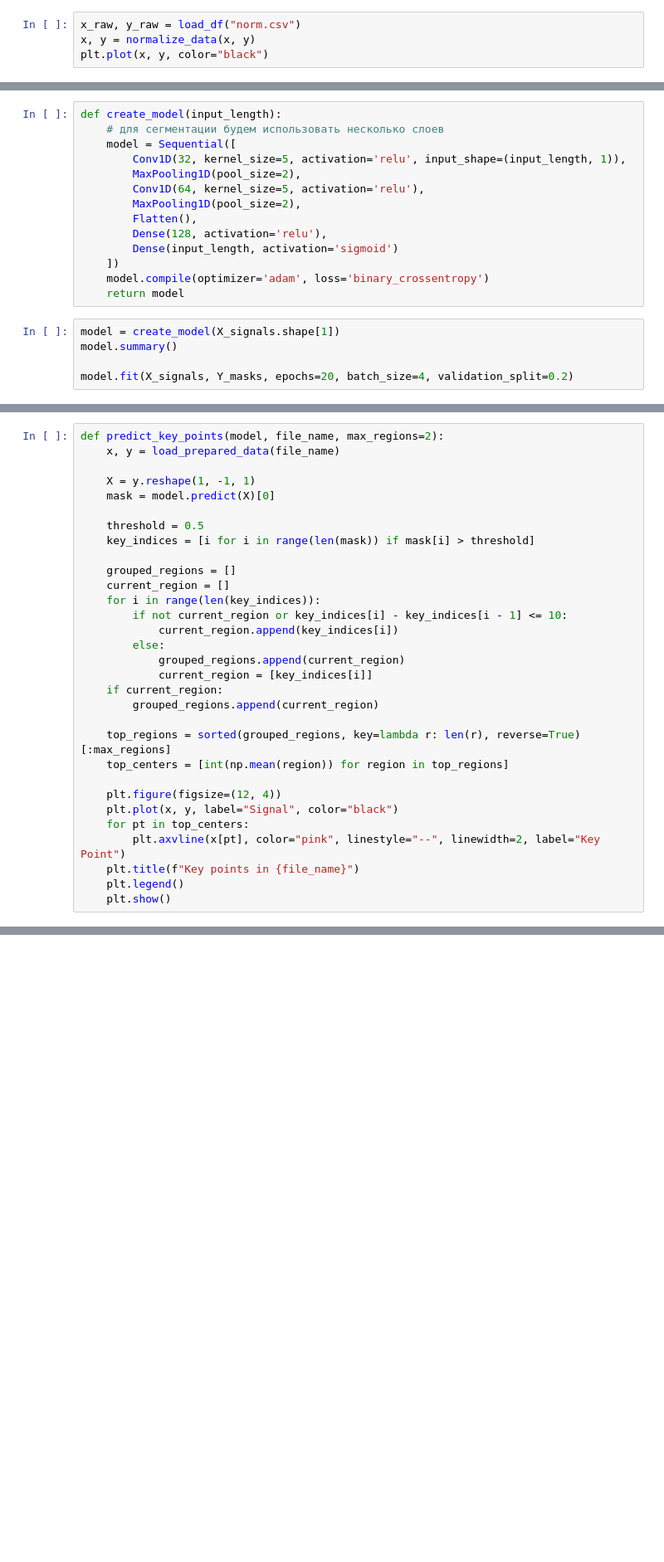
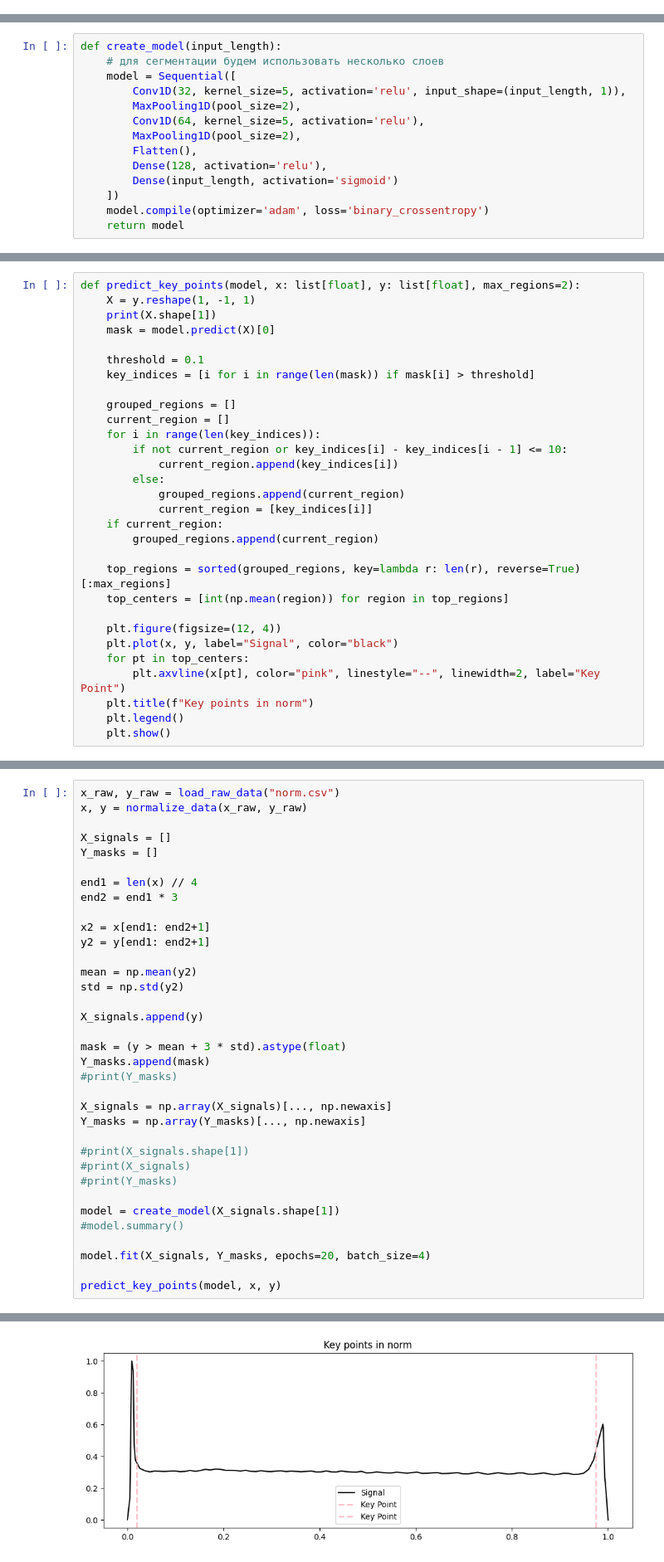
Before and after one commit to marutron/neurovalve, a Jupyter notebook: test_cnn2.ipynb, the cells around one changed output, grey strips where cells are left out. Shown at 83% size. Drawn from its saved outputs; the diff is of its cells as text; blank space fills up the shorter version.

```diff
--- a/test_cnn2.ipynb
+++ b/test_cnn2.ipynb
@@ -23,7 +36,3 @@ def normalize_data(x: list[float], y: list[float]):
     x_norm = (x - np.min(x)) / (np.max(x) - np.min(x))
     y_norm = (y - np.min(y)) / (np.max(y) - np.min(y))
     return x_norm, y_norm
-# %%
-x_raw, y_raw = load_df("norm.csv")
-x, y = normalize_data(x, y)
-plt.plot(x, y, color="black")
@@ -78,8 +50,3 @@ def create_model(input_length):
     ])
     model.compile(optimizer='adam', loss='binary_crossentropy')
     return model
-# %%
-model = create_model(X_signals.shape[1])
-model.summary()
-
-model.fit(X_signals, Y_masks, epochs=20, batch_size=4, validation_split=0.2)
@@ -126,11 +53,10 @@ Epoch 20/20
 # %%
-def predict_key_points(model, file_name, max_regions=2):
-    x, y = load_prepared_data(file_name)
-
+def predict_key_points(model, x: list[float], y: list[float], max_regions=2):
     X = y.reshape(1, -1, 1)
+    print(X.shape[1])
     mask = model.predict(X)[0]
 
-    threshold = 0.5
+    threshold = 0.1
     key_indices = [i for i in range(len(mask)) if mask[i] > threshold]
 
     grouped_regions = []
@@ -151,6 +77,6 @@ def predict_key_points(model, file_name, max_regions=2):
     plt.plot(x, y, label="Signal", color="black")
     for pt in top_centers:
         plt.axvline(x[pt], color="pink", linestyle="--", linewidth=2, label="Key Point")
-    plt.title(f"Key points in {file_name}")
+    plt.title(f"Key points in norm")
     plt.legend()
     plt.show()
@@ -167,0 +83,36 @@ predict_key_points(model, "defect2.csv")
+# %%
+x_raw, y_raw = load_raw_data("norm.csv")
+x, y = normalize_data(x_raw, y_raw)
+
+X_signals = []
+Y_masks = []
+
+end1 = len(x) // 4
+end2 = end1 * 3
+
+x2 = x[end1: end2+1]
+y2 = y[end1: end2+1]
+
+mean = np.mean(y2)
+std = np.std(y2)
+
+X_signals.append(y)
+
+mask = (y > mean + 3 * std).astype(float)
+Y_masks.append(mask)
+#print(Y_masks)
+
+X_signals = np.array(X_signals)[..., np.newaxis]
+Y_masks = np.array(Y_masks)[..., np.newaxis]
+
+#print(X_signals.shape[1])
+#print(X_signals)
+#print(Y_masks)
+
+model = create_model(X_signals.shape[1])
+#model.summary()
+
+model.fit(X_signals, Y_masks, epochs=20, batch_size=4)
+
+predict_key_points(model, x, y)
+# %% [output]
@@ -167,0 +137 @@ predict_key_points(model, "defect2.csv")
+[figure, added]
```
Also changed, not shown: parts of 7 cells of this notebook.
